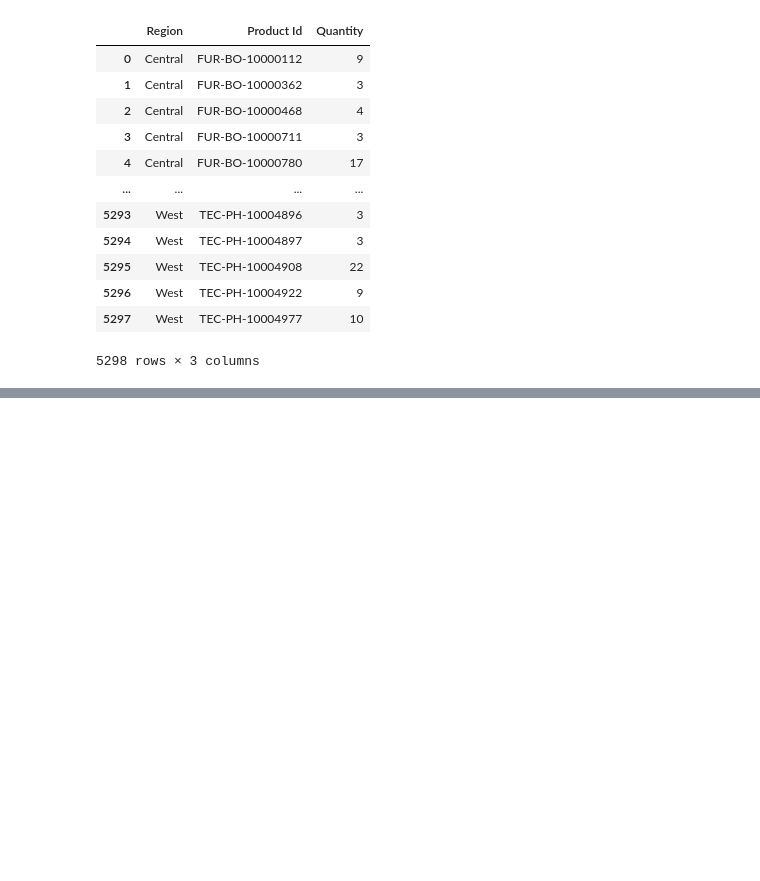
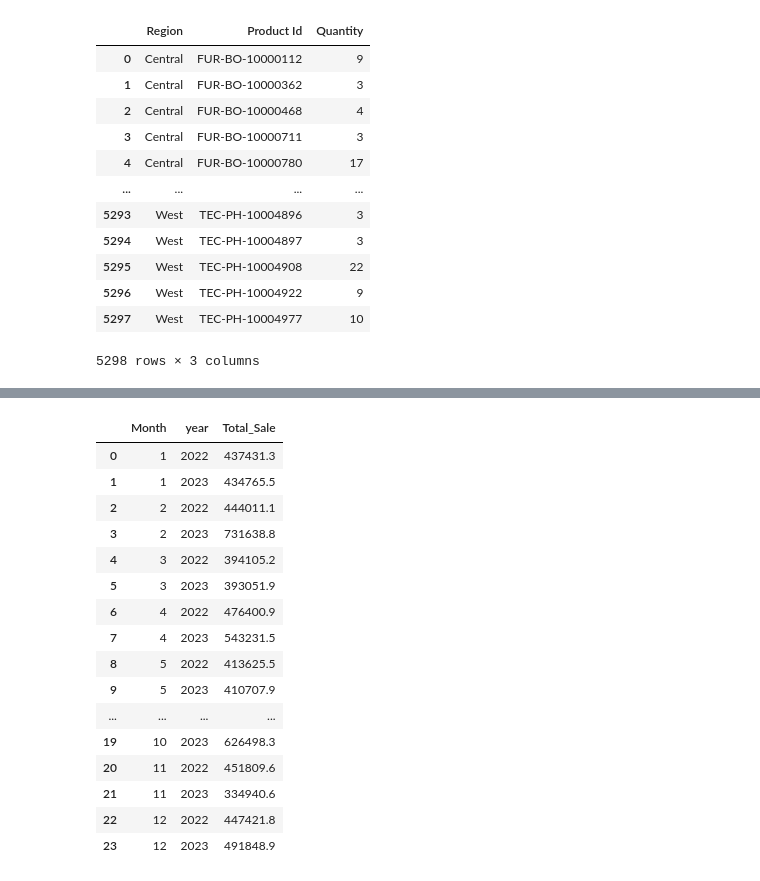
Before and after one commit to astuteIsrael/data_analyst_with_API, a Jupyter notebook: retail_rover.ipynb, the cells around one changed output, grey strips where cells are left out. Cells and saved outputs as stored; diff of their text form; code cells hidden in the pictures; blank space fills up the shorter version.

```diff
--- a/retail_rover.ipynb
+++ b/retail_rover.ipynb
@@ -687,0 +834,21 @@ df1.groupby(['Region', 'Product Id']).sum('Quantity')['Quantity'].reset_index()
+# %%
+a = df1.groupby(['Month', 'year']).sum('Total_Sale')['Total_Sale'].reset_index()
+a
+# %% [output]
+|  | Month | year | Total_Sale |
+| 0 | 1 | 2022 | 437431.3 |
+| 1 | 1 | 2023 | 434765.5 |
+| 2 | 2 | 2022 | 444011.1 |
+| 3 | 2 | 2023 | 731638.8 |
+| 4 | 3 | 2022 | 394105.2 |
+| 5 | 3 | 2023 | 393051.9 |
+| 6 | 4 | 2022 | 476400.9 |
+| 7 | 4 | 2023 | 543231.5 |
+| 8 | 5 | 2022 | 413625.5 |
+| 9 | 5 | 2023 | 410707.9 |
+| ... | ... | ... | ... |
+| 19 | 10 | 2023 | 626498.3 |
+| 20 | 11 | 2022 | 451809.6 |
+| 21 | 11 | 2023 | 334940.6 |
+| 22 | 12 | 2022 | 447421.8 |
+| 23 | 12 | 2023 | 491848.9 |
```
Also changed, not shown: parts of 29 cells of this notebook.
